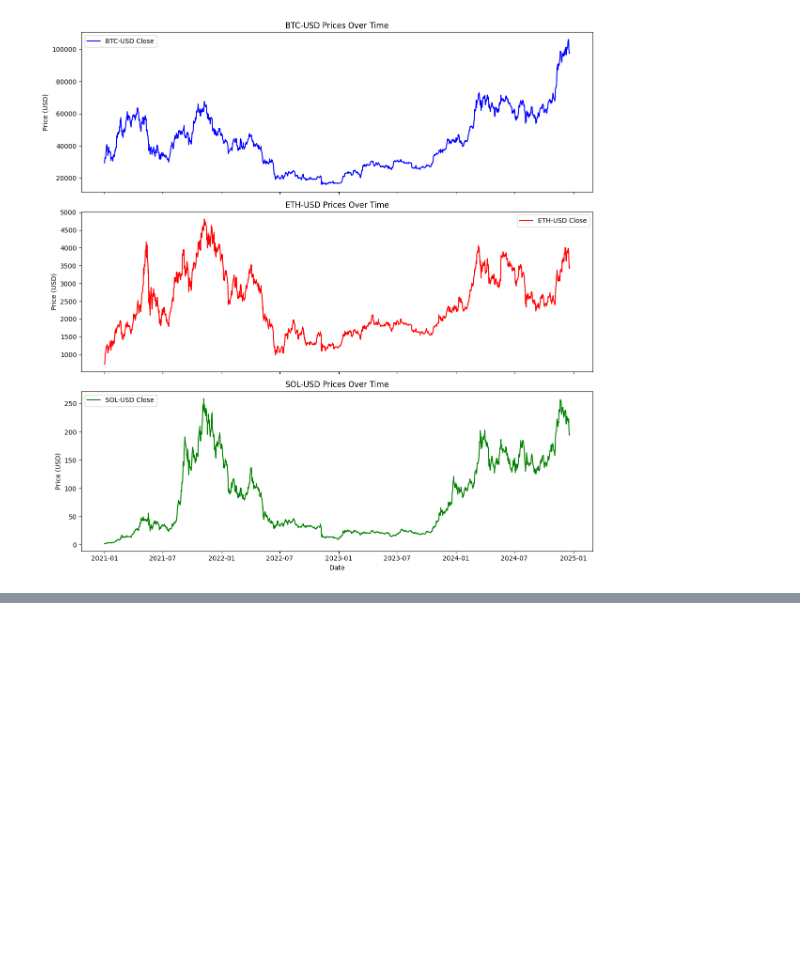
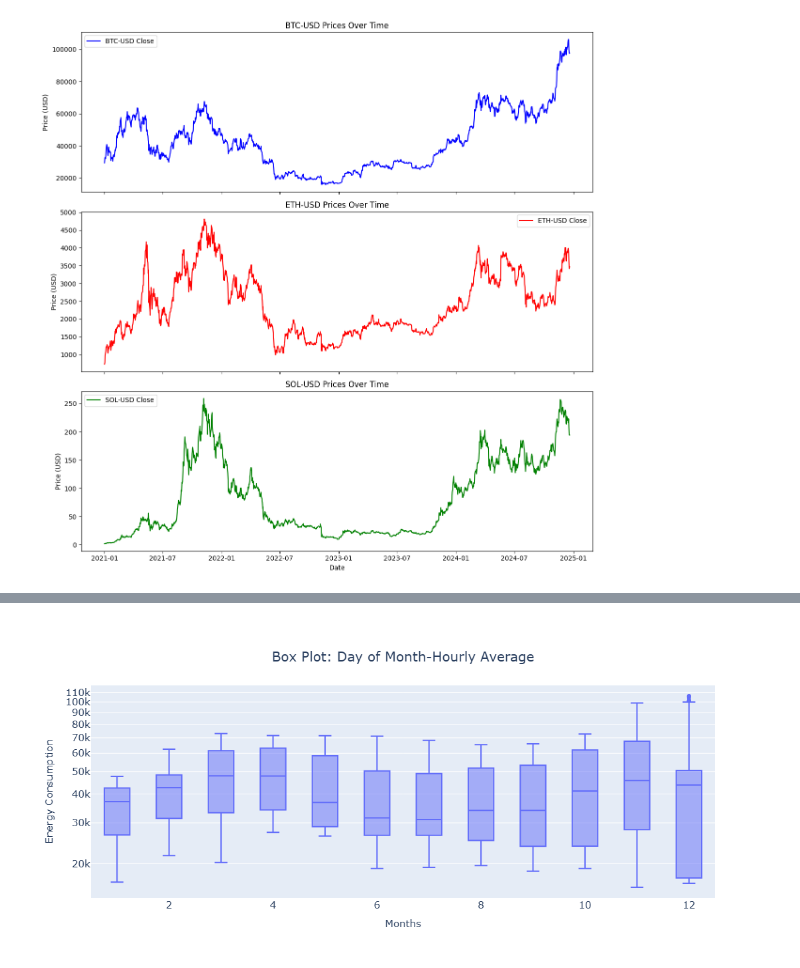
Before and after one commit to haverstein/Bitcoin-Volatility-Modeling, a Jupyter notebook: EDA.ipynb, the cells around one changed output, grey strips where cells are left out. Cells and saved outputs as stored; diff of their text form; code cells hidden in the pictures; blank space fills up the shorter version.

```diff
--- a/EDA.ipynb
+++ b/EDA.ipynb
@@ -63,0 +177,3 @@ plt.show()
+# %%
+# Seasonal box plot
+plot_df =  ts_df.groupby(["date","weekday_name", "month"])[close_columns[0]].mean().reset_index().dropna()
@@ -63,0 +196,6 @@ plt.show()
+# %%
+fig = px.box(plot_df, y=close_columns[0], x="month", log_y=True, title="Box Plot: Day of Month-Hourly Average")
+fig = format_plot(fig, ylabel="Energy Consumption", xlabel="Months", legends=None)
+fig.show()
+# %% [output]
+[figure, added]
```
Also changed, not shown: parts of 21 cells of this notebook.
